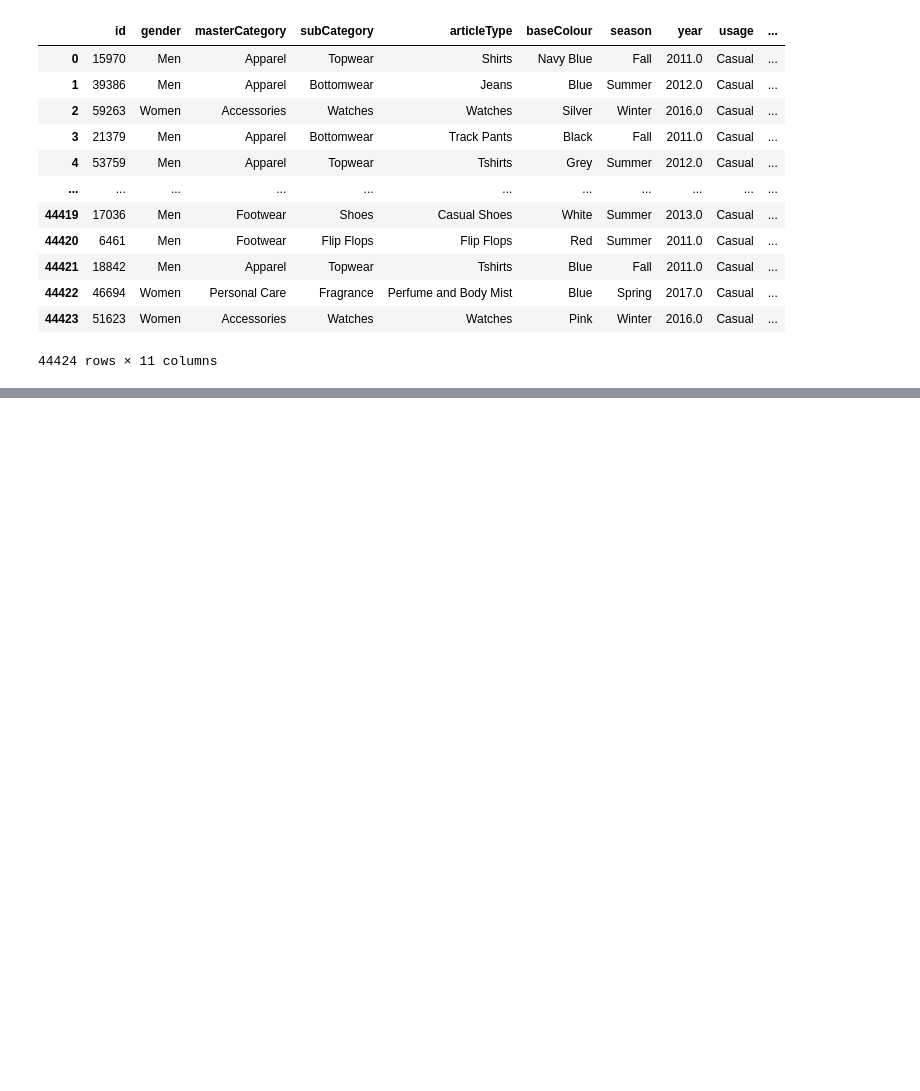
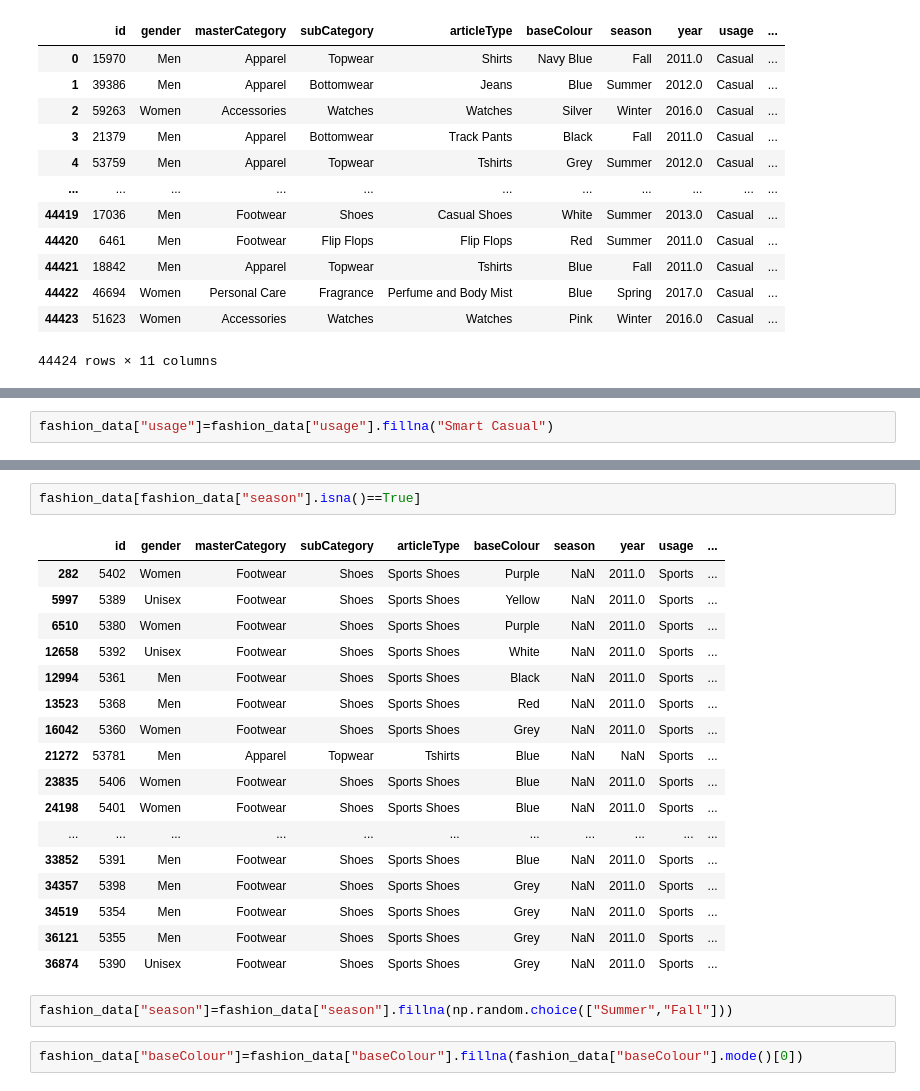
Before and after one commit to HussainPythonista/14Days_Of_Code, a Jupyter notebook: Data_Cleaning/Cleaning_Combining_Datasets.ipynb, the cells around one changed output, grey strips where cells are left out. Drawn from its saved outputs; the diff is of its cells as text; blank space fills up the shorter version.

```diff
--- a/Data_Cleaning/Cleaning_Combining_Datasets.ipynb
+++ b/Data_Cleaning/Cleaning_Combining_Datasets.ipynb
@@ -1389,0 +1458,2 @@ fashion_data
+# %%
+fashion_data["usage"]=fashion_data["usage"].fillna("Smart Casual")
@@ -1389,0 +1496,24 @@ fashion_data
+# %%
+fashion_data[fashion_data["season"].isna()==True]
+# %% [output]
+|  | id | gender | masterCategory | subCategory | articleType | baseColour | season | year | usage | ... |
+| 282 | 5402 | Women | Footwear | Shoes | Sports Shoes | Purple | NaN | 2011.0 | Sports | ... |
+| 5997 | 5389 | Unisex | Footwear | Shoes | Sports Shoes | Yellow | NaN | 2011.0 | Sports | ... |
+| 6510 | 5380 | Women | Footwear | Shoes | Sports Shoes | Purple | NaN | 2011.0 | Sports | ... |
+| 12658 | 5392 | Unisex | Footwear | Shoes | Sports Shoes | White | NaN | 2011.0 | Sports | ... |
+| 12994 | 5361 | Men | Footwear | Shoes | Sports Shoes | Black | NaN | 2011.0 | Sports | ... |
+| 13523 | 5368 | Men | Footwear | Shoes | Sports Shoes | Red | NaN | 2011.0 | Sports | ... |
+| 16042 | 5360 | Women | Footwear | Shoes | Sports Shoes | Grey | NaN | 2011.0 | Sports | ... |
+| 21272 | 53781 | Men | Apparel | Topwear | Tshirts | Blue | NaN | NaN | Sports | ... |
+| 23835 | 5406 | Women | Footwear | Shoes | Sports Shoes | Blue | NaN | 2011.0 | Sports | ... |
+| 24198 | 5401 | Women | Footwear | Shoes | Sports Shoes | Blue | NaN | 2011.0 | Sports | ... |
+| ... | ... | ... | ... | ... | ... | ... | ... | ... | ... | ... |
+| 33852 | 5391 | Men | Footwear | Shoes | Sports Shoes | Blue | NaN | 2011.0 | Sports | ... |
+| 34357 | 5398 | Men | Footwear | Shoes | Sports Shoes | Grey | NaN | 2011.0 | Sports | ... |
+| 34519 | 5354 | Men | Footwear | Shoes | Sports Shoes | Grey | NaN | 2011.0 | Sports | ... |
+| 36121 | 5355 | Men | Footwear | Shoes | Sports Shoes | Grey | NaN | 2011.0 | Sports | ... |
+| 36874 | 5390 | Unisex | Footwear | Shoes | Sports Shoes | Grey | NaN | 2011.0 | Sports | ... |
+# %%
+fashion_data["season"]=fashion_data["season"].fillna(np.random.choice(["Summer","Fall"]))
+# %%
+fashion_data["baseColour"]=fashion_data["baseColour"].fillna(fashion_data["baseColour"].mode()[0])
```
Also changed, not shown: parts of 13 cells of this notebook.
